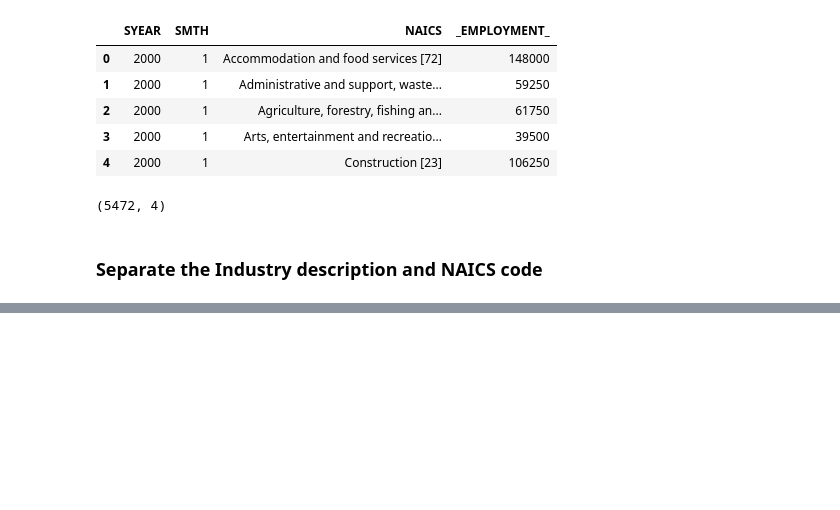
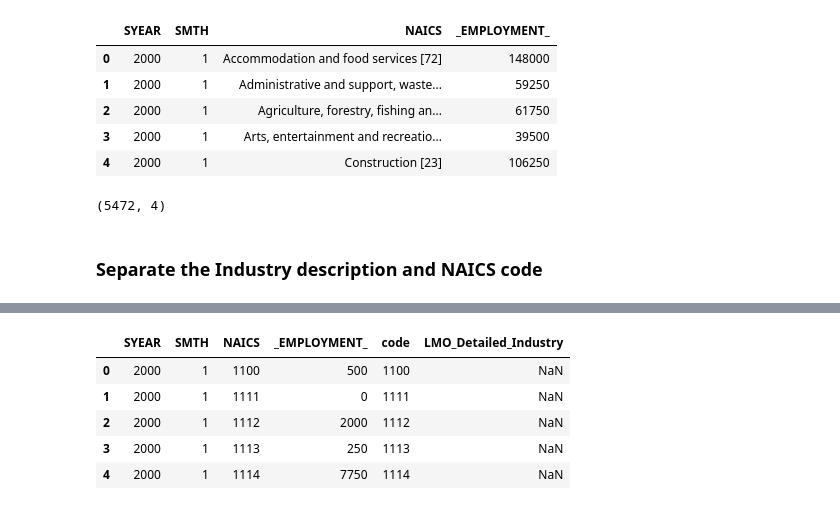
Before and after one commit to geehaad/Time-Series-Analysis-of-NAICS, a Jupyter notebook: Time Series Analysis of NAICS.ipynb, the cells around one changed output, grey strips where cells are left out. Saved outputs shown, nothing was run; the diff lists cells and outputs as text; code cells hidden in the pictures; blank space fills up the shorter version.

```diff
--- a/Time Series Analysis of NAICS.ipynb
+++ b/Time Series Analysis of NAICS.ipynb
@@ -176,0 +241,5 @@ df_2_NAICS.head()
+# %%
+# Get the data of 3digit NAICS industries
+df_4_NAICS = pd.concat(map(pd.read_csv, ['Data/RTRA_Employ_4NAICS_00_05.csv','Data/RTRA_Employ_4NAICS_06_10.csv',
+                                         'Data/RTRA_Employ_4NAICS_11_15.csv','Data/RTRA_Employ_4NAICS_16_20.csv',
+                                         'Data/RTRA_Employ_4NAICS_97_99.csv']))
@@ -176,0 +255,3 @@ df_2_NAICS.head()
+# %%
+# Separate the Industry description and NAICS code
+df_4_NAICS['code'] = df_4_NAICS['NAICS']
@@ -176,0 +267,11 @@ df_2_NAICS.head()
+# %%
+# Get the LMO_Detailed_Industry for the 4-digits NAICS RTRA file
+df_4_NAICS["LMO_Detailed_Industry"] = df_4_NAICS.apply(add_lmo_industry, axis=1)
+df_4_NAICS.head()
+# %% [output]
+|  | SYEAR | SMTH | NAICS | _EMPLOYMENT_ | code | LMO_Detailed_Industry |
+| 0 | 2000 | 1 | 1100 | 500 | 1100 | NaN |
+| 1 | 2000 | 1 | 1111 | 0 | 1111 | NaN |
+| 2 | 2000 | 1 | 1112 | 2000 | 1112 | NaN |
+| 3 | 2000 | 1 | 1113 | 250 | 1113 | NaN |
+| 4 | 2000 | 1 | 1114 | 7750 | 1114 | NaN |
```
Also changed, not shown: parts of 16 cells of this notebook.
